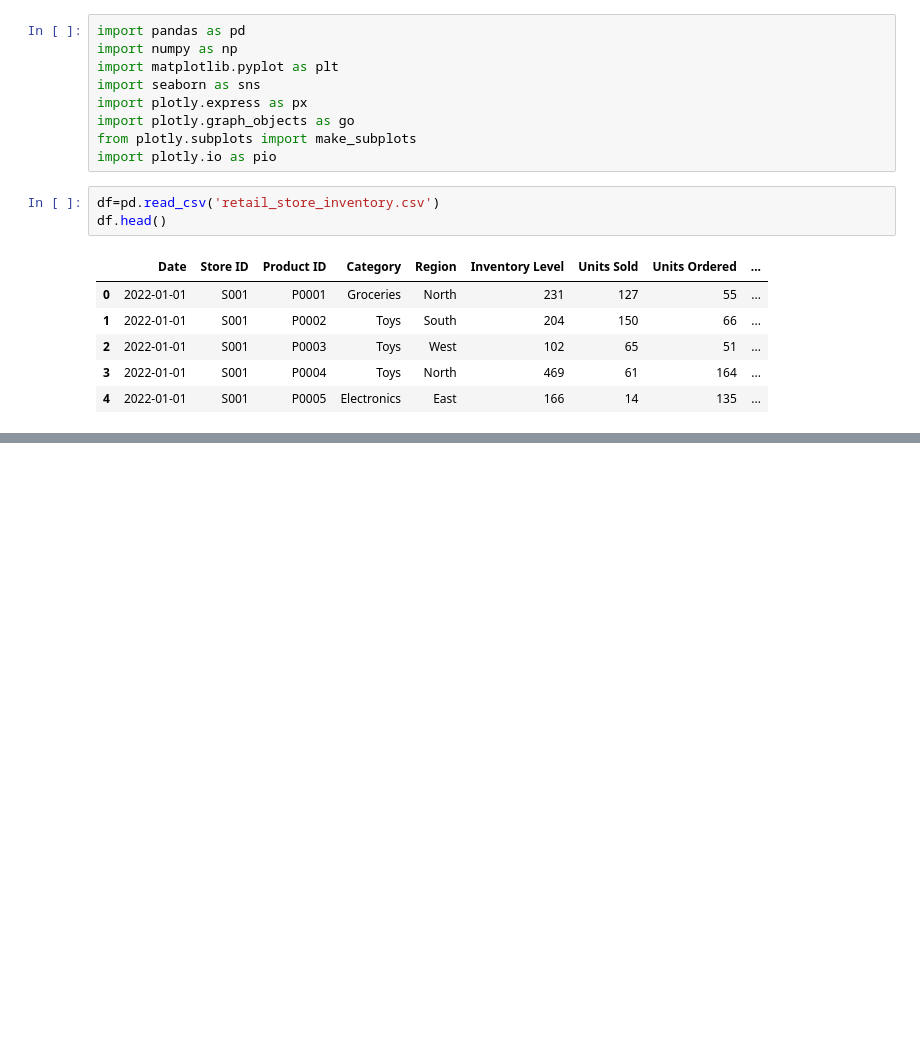
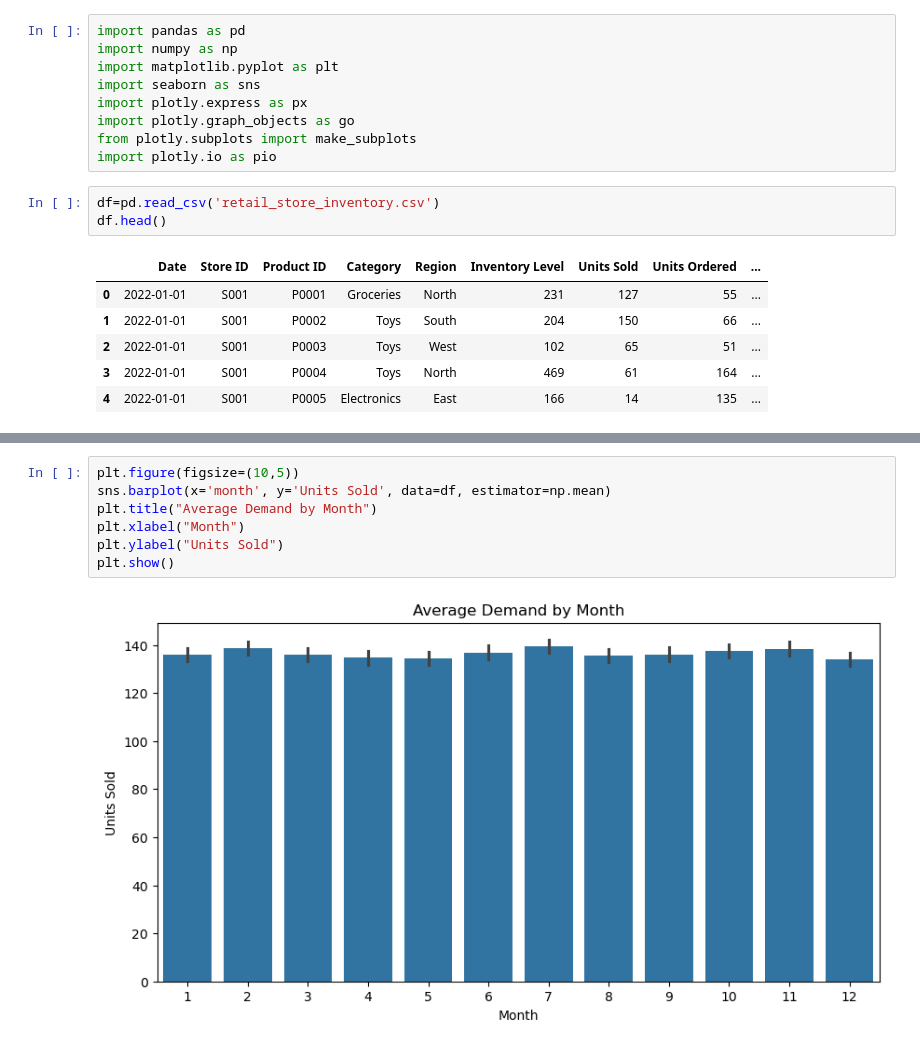
Before and after one commit to rushibankar3/Smart-Inventory-project, a Jupyter notebook: code.ipynb, the cells around one changed output, grey strips where cells are left out. Cells and saved outputs as stored; diff of their text form; blank space fills up the shorter version.

Commit message:
Data Analysis

```diff
--- a/code.ipynb
+++ b/code.ipynb
@@ -19,0 +106,9 @@ df.head()
+# %%
+plt.figure(figsize=(10,5))
+sns.barplot(x='month', y='Units Sold', data=df, estimator=np.mean)
+plt.title("Average Demand by Month")
+plt.xlabel("Month")
+plt.ylabel("Units Sold")
+plt.show()
+# %% [output]
+[figure, added]
```
Also changed, not shown: parts of 15 cells of this notebook.
